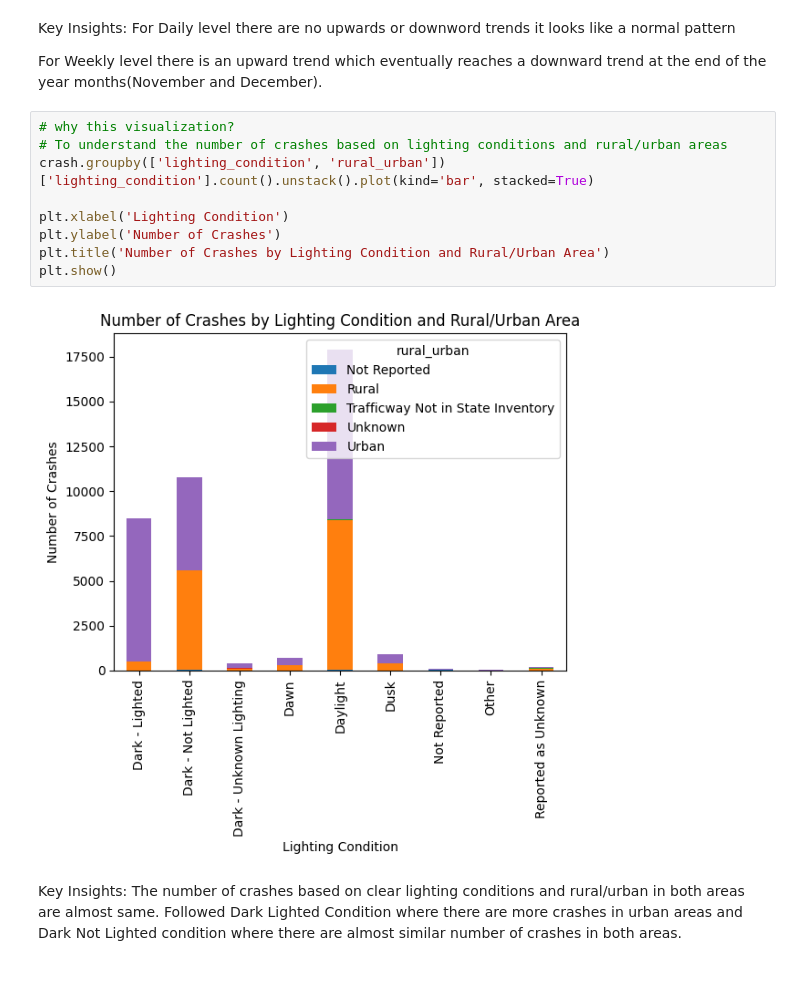
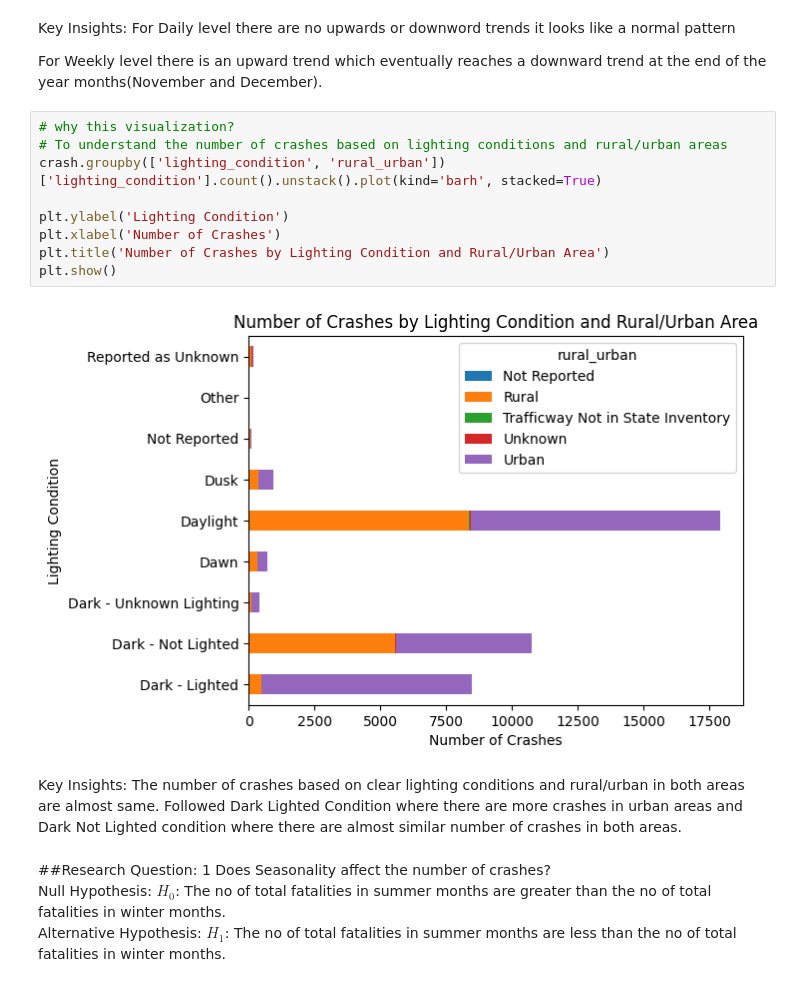
Before and after one commit to PranitKatwe/Car-Crash-Statistical-Analysis-using-Python, a Jupyter notebook: Car Crash Statistical Analysis.ipynb, the cells around one changed output. Cells and saved outputs as stored; diff of their text form.

Commit message:
Hypothesis Test Added

```diff
--- a/Car Crash Statistical Analysis.ipynb
+++ b/Car Crash Statistical Analysis.ipynb
@@ -547,14 +605,19 @@ For Weekly level there is an upward trend which eventually reaches a downward tr
 # %%
 # why this visualization?
 # To understand the number of crashes based on lighting conditions and rural/urban areas
-crash.groupby(['lighting_condition', 'rural_urban'])['lighting_condition'].count().unstack().plot(kind='bar', stacked=True)
+crash.groupby(['lighting_condition', 'rural_urban'])['lighting_condition'].count().unstack().plot(kind='barh', stacked=True)
 
-plt.xlabel('Lighting Condition')
-plt.ylabel('Number of Crashes')
+plt.ylabel('Lighting Condition')
+plt.xlabel('Number of Crashes')
 plt.title('Number of Crashes by Lighting Condition and Rural/Urban Area')
 plt.show()
 # %% [output]
-[figure, old version]
+[figure, new version]
 # %% [markdown]
 Key Insights:
 The number of crashes based on clear lighting conditions and rural/urban in both areas are almost same. Followed Dark Lighted Condition where there are more crashes in urban areas and Dark Not Lighted condition where there are almost similar number of crashes in both areas.
+# %% [markdown]
+##Research Question: 1
+Does Seasonality affect the number of crashes? <br>
+Null Hypothesis: $ H_0$: The no of total fatalities in summer months are greater than the no of total fatalities in winter months. <br>
+Alternative Hypothesis: $ H_1$: The no of total fatalities in summer months are less than the no of total fatalities in winter months. <br>
```
Also changed, not shown: parts of 15 cells of this notebook.
